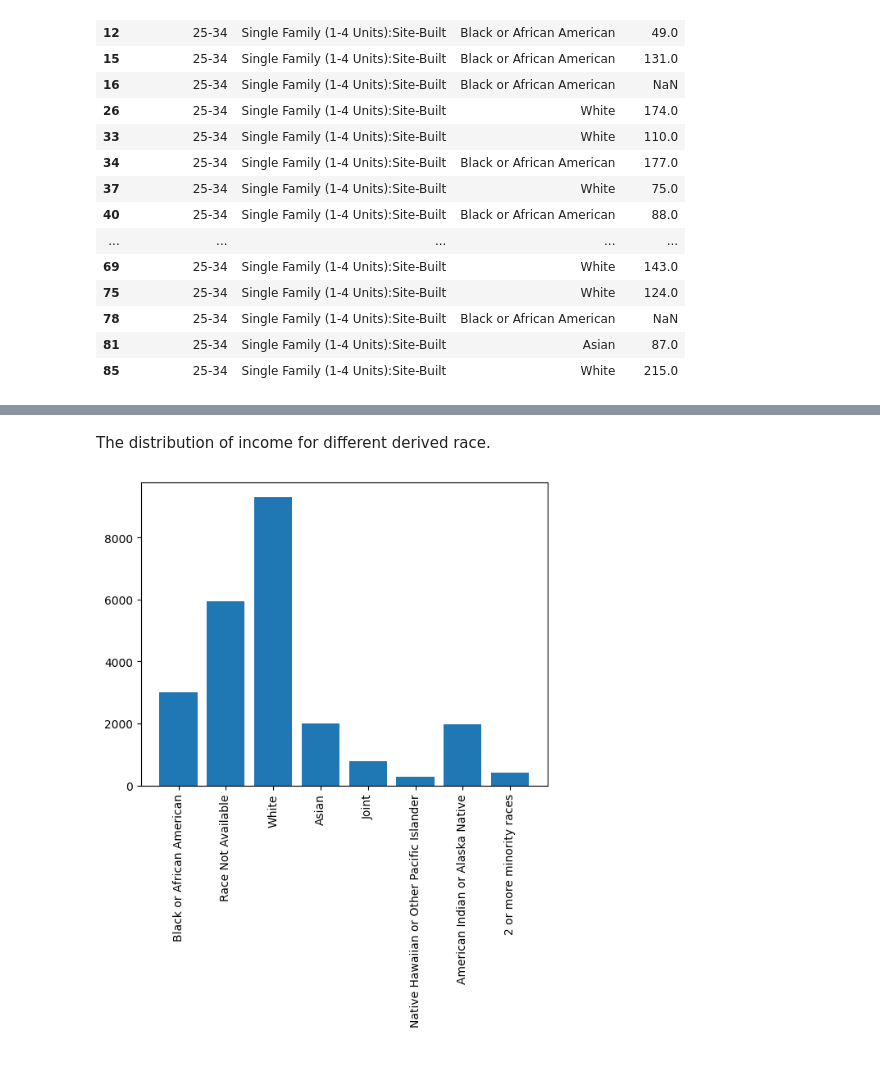
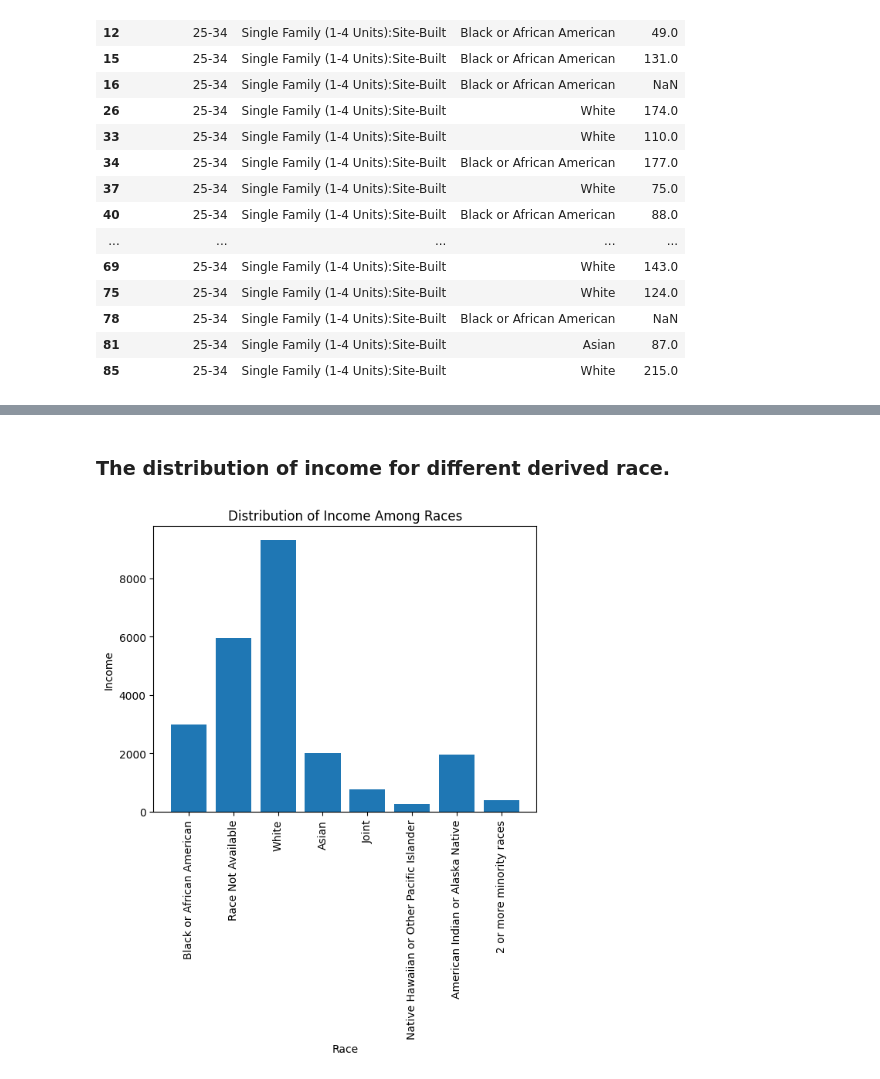
Before and after one commit to BU-Spark/ds-councilor-louijeune-fair-housing, a Jupyter notebook: spring23-team-4/data_code/data_test.ipynb, the cells around one changed output, grey strips where cells are left out. Cells and saved outputs as stored; diff of their text form; code cells hidden in the pictures.

```diff
--- a/spring23-team-4/data_code/data_test.ipynb
+++ b/spring23-team-4/data_code/data_test.ipynb
@@ -62,17 +89,12 @@ df2.head(20)
 # %% [markdown]
-The distribution of income for different derived race.
+### The distribution of income for different derived race.
-# %%
-import matplotlib.pyplot as plt
-
-# Drop rows with missing income
-df2 = df2.dropna(subset=['income'])
-df2 = df2.drop(df2[df2['income'] < 0].index)
-#print(df2.isnull().sum())
-
-plt.bar(df2['derived_race'], df2['income'])
-plt.xticks(rotation=90)
-
-plt.show()
-# %% [output]
-[figure, removed]
+# %%
+plt.bar(df2['derived_race'], df2['income'])
+plt.xticks(rotation=90)
+plt.xlabel('Race')
+plt.ylabel('Income')
+plt.title('Distribution of Income Among Races')
+plt.show()
+# %% [output]
+[figure, added]
 # %% [markdown]
```
Also changed, not shown: parts of 8 cells of this notebook.
